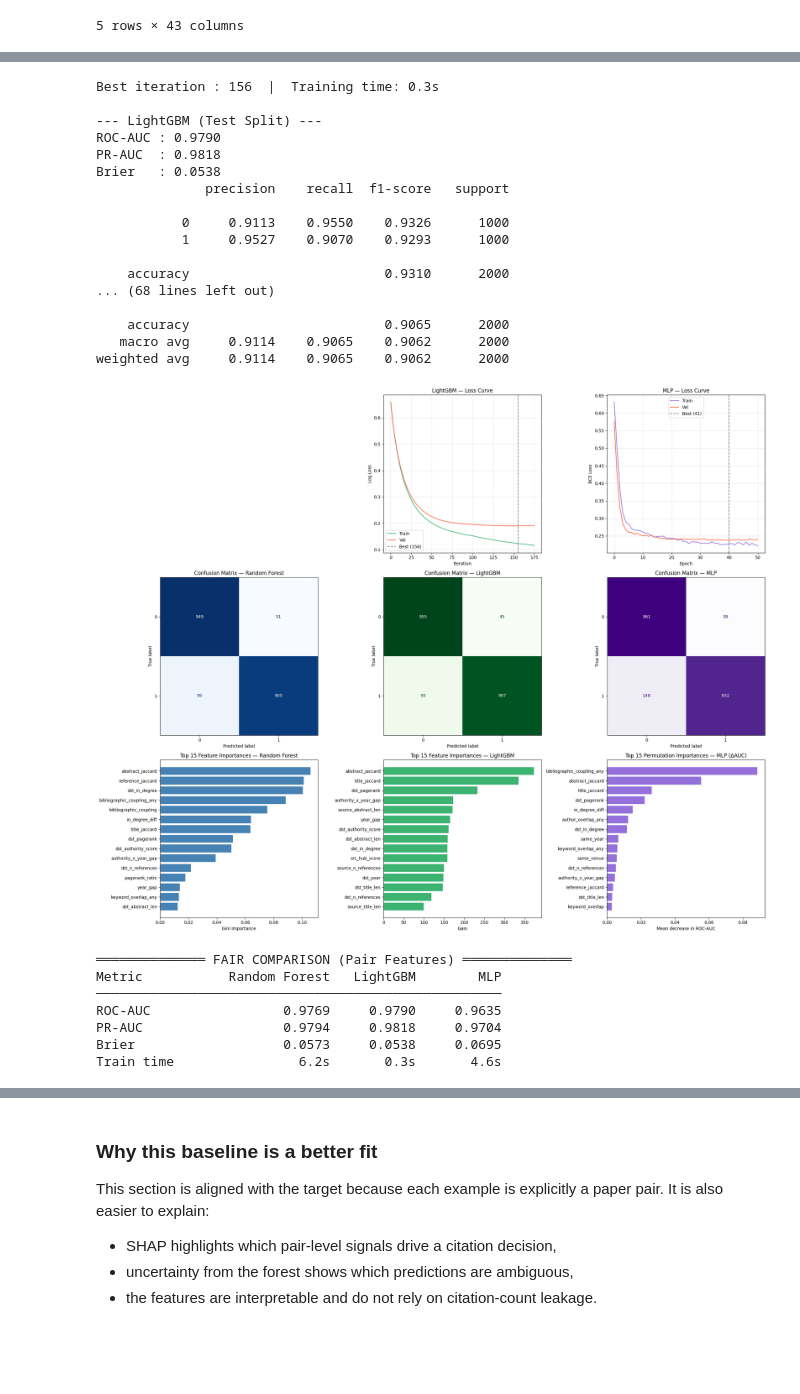
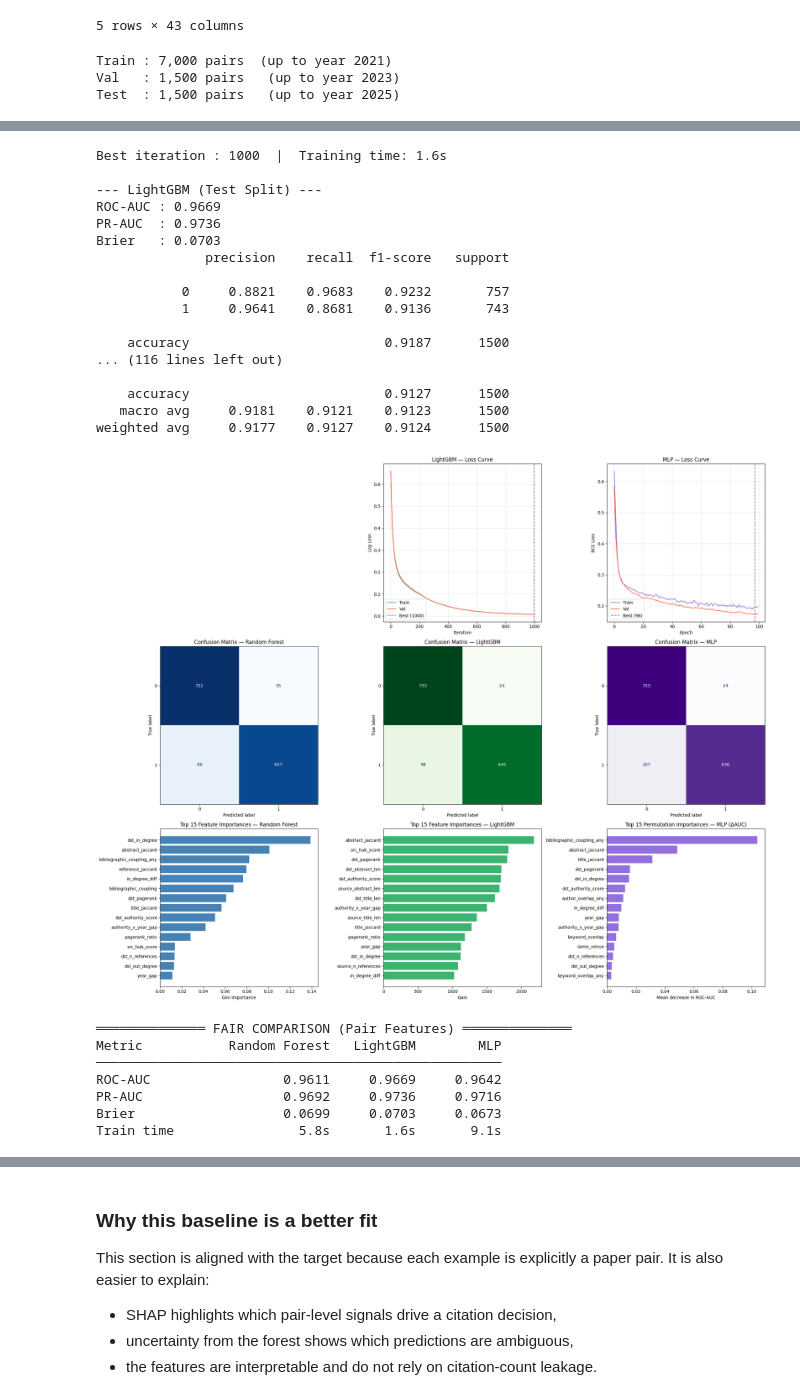
Before and after one commit to ManuCa93/data_project_3, a Jupyter notebook: notebook_def.ipynb, the cells around one changed output, grey strips where cells are left out. Cells and saved outputs as stored; diff of their text form; code cells hidden in the pictures; blank space fills up the shorter version.

Commit message:
fix splitting

```diff
--- a/notebook_def.ipynb
+++ b/notebook_def.ipynb
@@ -3744,18 +3726,31 @@ feature_cols = [
     "authority_x_year_gap",
 ]
 
-X = pair_features_df[feature_cols].fillna(0)
-y = pair_features_df["label"].astype(int)
-meta = pair_features_df[["src_id", "dst_id"]].copy()
+# Temporal split — train on older pairs, val and test on newer ones
+pair_features_df = pair_features_df.sort_values("src_year").reset_index(drop=True)
 
-X_train, X_test, y_train, y_test, meta_train, meta_test = train_test_split(
-    X,
-    y,
-    meta,
-    test_size=0.2,
-    random_state=42,
-    stratify=y,
-)
+n         = len(pair_features_df)
+train_end = int(n * 0.70)
+val_end   = int(n * 0.85)
+
+train_df = pair_features_df.iloc[:train_end]
+val_df   = pair_features_df.iloc[train_end:val_end]
+test_df  = pair_features_df.iloc[val_end:]
+
+X_train = train_df[feature_cols].fillna(0)
+X_val   = val_df[feature_cols].fillna(0)
+X_test  = test_df[feature_cols].fillna(0)
+y_train = train_df["label"].astype(int)
+y_val   = val_df["label"].astype(int)
+y_test  = test_df["label"].astype(int)
+
+print(f"Train : {len(X_train):,} pairs  (up to year {train_df['src_year'].max()})")
+print(f"Val   : {len(X_val):,} pairs   (up to year {val_df['src_year'].max()})")
+print(f"Test  : {len(X_test):,} pairs   (up to year {test_df['src_year'].max()})")
+# %% [output]
+Train : 7,000 pairs  (up to year 2021)
+Val   : 1,500 pairs   (up to year 2023)
+Test  : 1,500 pairs   (up to year 2025)
 # %%
 import time
 import numpy as np
@@ -3779,10 +3774,10 @@ X_tr, X_val, y_tr, y_val = train_test_split(
     X_train, y_train, test_size=0.15, random_state=42, stratify=y_train
 )
 
-X_tr  = X_tr.to_numpy(dtype=np.float32)
+X_tr  = X_train.to_numpy(dtype=np.float32)
 X_val = X_val.to_numpy(dtype=np.float32)
 X_te  = X_test.to_numpy(dtype=np.float32)
-y_tr  = y_tr.to_numpy(dtype=np.int32)
+y_tr  = y_train.to_numpy(dtype=np.int32)
 y_val = y_val.to_numpy(dtype=np.int32)
 y_te  = y_test.to_numpy(dtype=np.int32)
 
@@ -4104,34 +4099,34 @@ Brier   : 0.0573
               precision    recall  f1-score   support
 ... (7 lines left out)
 
 
 ============================================================
 Training LightGBM...
-Best iteration : 156  |  Training time: 0.3s
+Best iteration : 1000  |  Training time: 1.6s
 
 --- LightGBM (Test Split) ---
-ROC-AUC : 0.9790
-PR-AUC  : 0.9818
-Brier   : 0.0538
+ROC-AUC : 0.9669
+PR-AUC  : 0.9736
+Brier   : 0.0703
               precision    recall  f1-score   support
 
-           0     0.9113    0.9550    0.9326      1000
-           1     0.9527    0.9070    0.9293      1000
+           0     0.8821    0.9683    0.9232       757
+           1     0.9641    0.8681    0.9136       743
 
-    accuracy                         0.9310      2000
-... (68 lines left out)
+    accuracy                         0.9187      1500
+... (116 lines left out)
 
-    accuracy                         0.9065      2000
-   macro avg     0.9114    0.9065    0.9062      2000
-weighted avg     0.9114    0.9065    0.9062      2000
+    accuracy                         0.9127      1500
+   macro avg     0.9181    0.9121    0.9123      1500
+weighted avg     0.9177    0.9127    0.9124      1500
-[figure, old version]
+[figure, new version]
 ══════════════ FAIR COMPARISON (Pair Features) ══════════════
 Metric           Random Forest   LightGBM        MLP
 ────────────────────────────────────────────────────
-ROC-AUC                 0.9769     0.9790     0.9635
-PR-AUC                  0.9794     0.9818     0.9704
-Brier                   0.0573     0.0538     0.0695
-Train time                6.2s       0.3s       4.6s
+ROC-AUC                 0.9611     0.9669     0.9642
+PR-AUC                  0.9692     0.9736     0.9716
+Brier                   0.0699     0.0703     0.0673
+Train time                5.8s       1.6s       9.1s
 # %%
 import shap
 shap.initjs()
```
Also changed, not shown: parts of 4 cells of this notebook.
